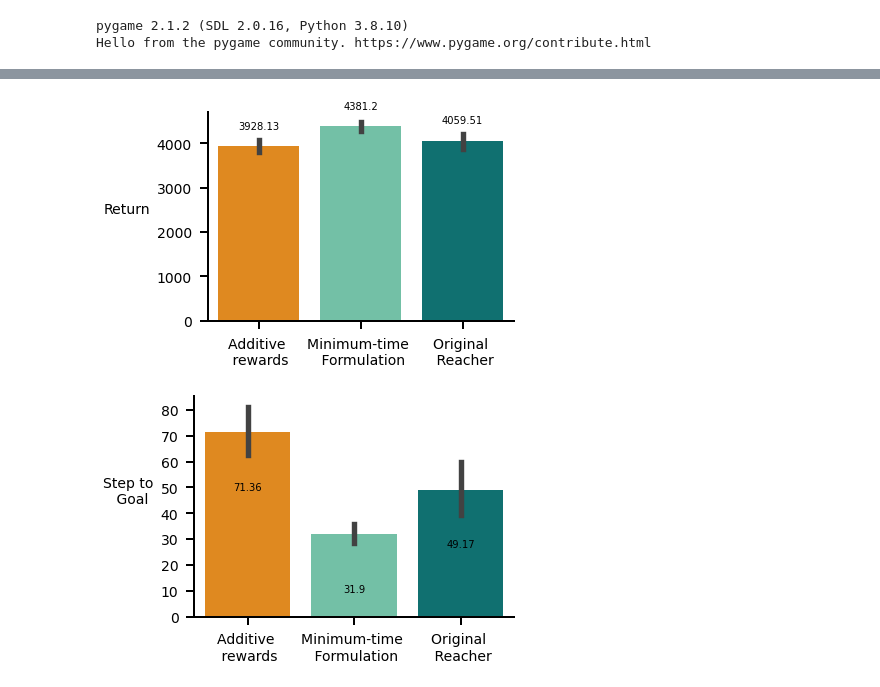
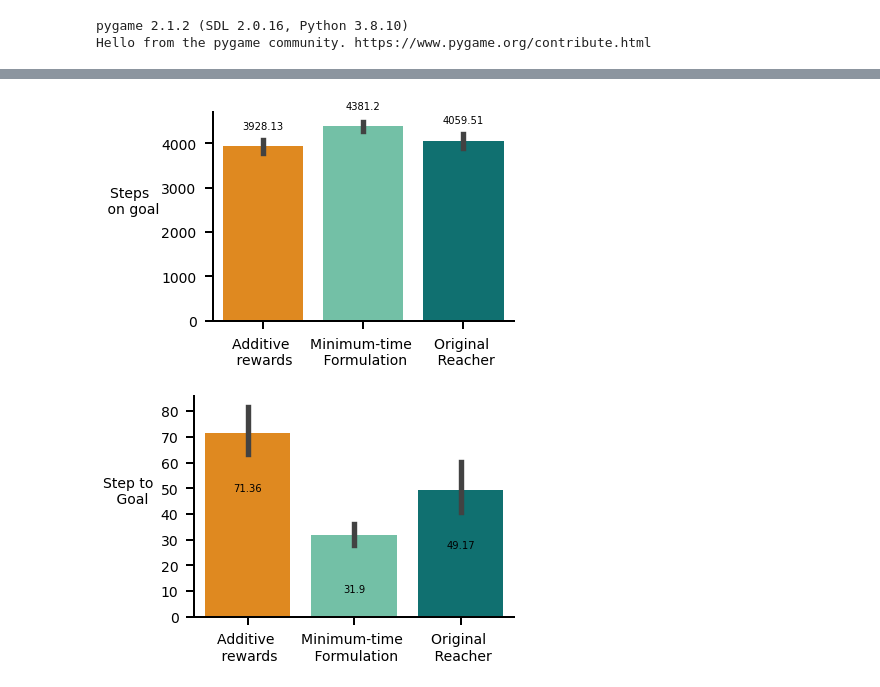
Before and after one commit to gauthamvasan/rl_suite, a Jupyter notebook: rl_suite/plot/reward_comparisons_plot.ipynb, the cells around one changed output, grey strips where cells are left out. Saved outputs shown, nothing was run; the diff lists cells and outputs as text; code cells hidden in the pictures.

```diff
--- a/rl_suite/plot/reward_comparisons_plot.ipynb
+++ b/rl_suite/plot/reward_comparisons_plot.ipynb
@@ -250,21 +248,21 @@ for env, color in color_palette.items():
 # %%
 setsizes()
 setaxes()
 # ax = sns.barplot(data=df, x='env', y='ret', palette=color_palette)
 
 # ax2 = sns.barplot(data=df, x='env', y='steps_to_goal', palette=color_palette)
 ax = sns.barplot(data=df[df['env'].str.contains('easy')], x='env', y='ret', palette=color_palette)
 ax.set_xticklabels(["Additive \n rewards", "Minimum-time \n Formulation", "Original \n Reacher"])
 for i in ax.containers:
     ax.bar_label(i, padding=15)
 
-h = plt.ylabel('Return', fontsize=14, labelpad=30)
+h = plt.ylabel('Steps \n on goal', fontsize=14, labelpad=30)
 h.set_rotation(0)
 plt.xlabel('')
 plt.tight_layout()
 plt.savefig('reacher_easy_steps_on_goal.pdf', dpi=200)
 # %% [output]
-[figure, old version]
+[figure, new version]
 # %%
 setsizes()
 setaxes()
```
Also changed, not shown: parts of 6 cells of this notebook.
